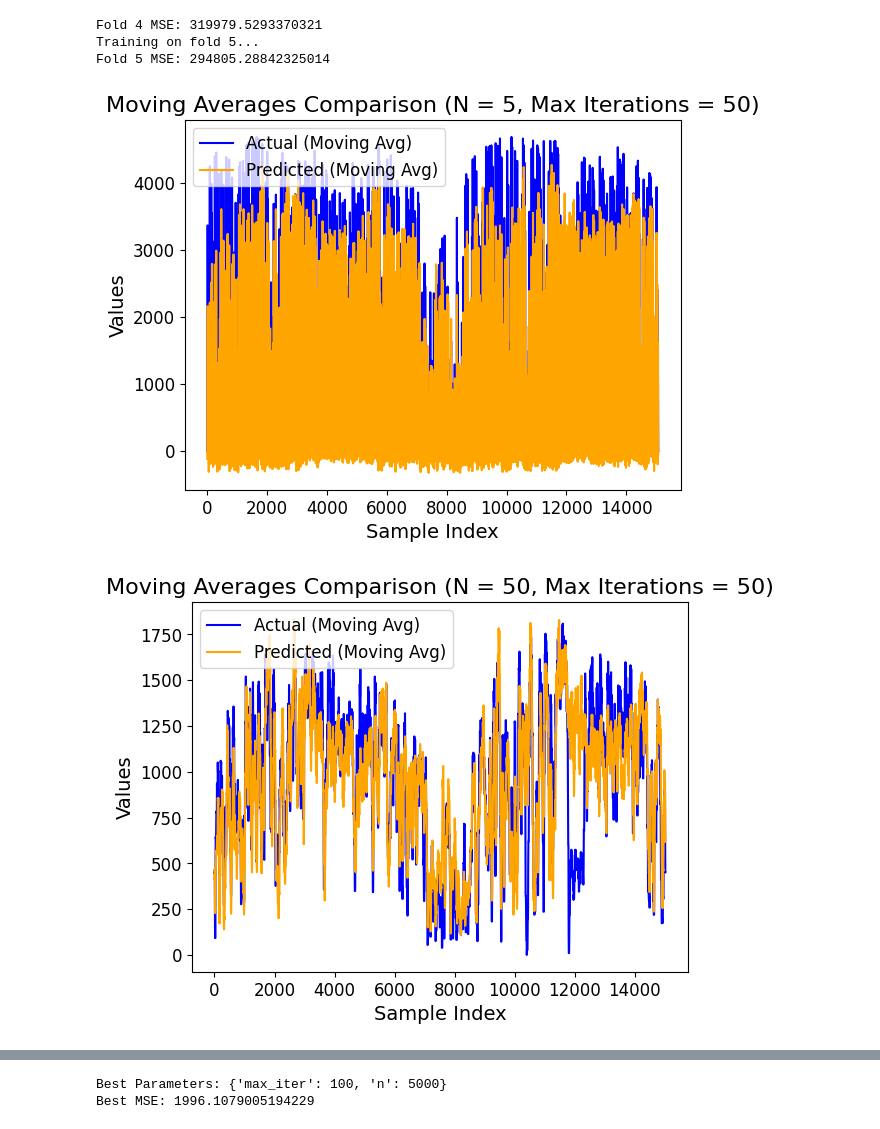
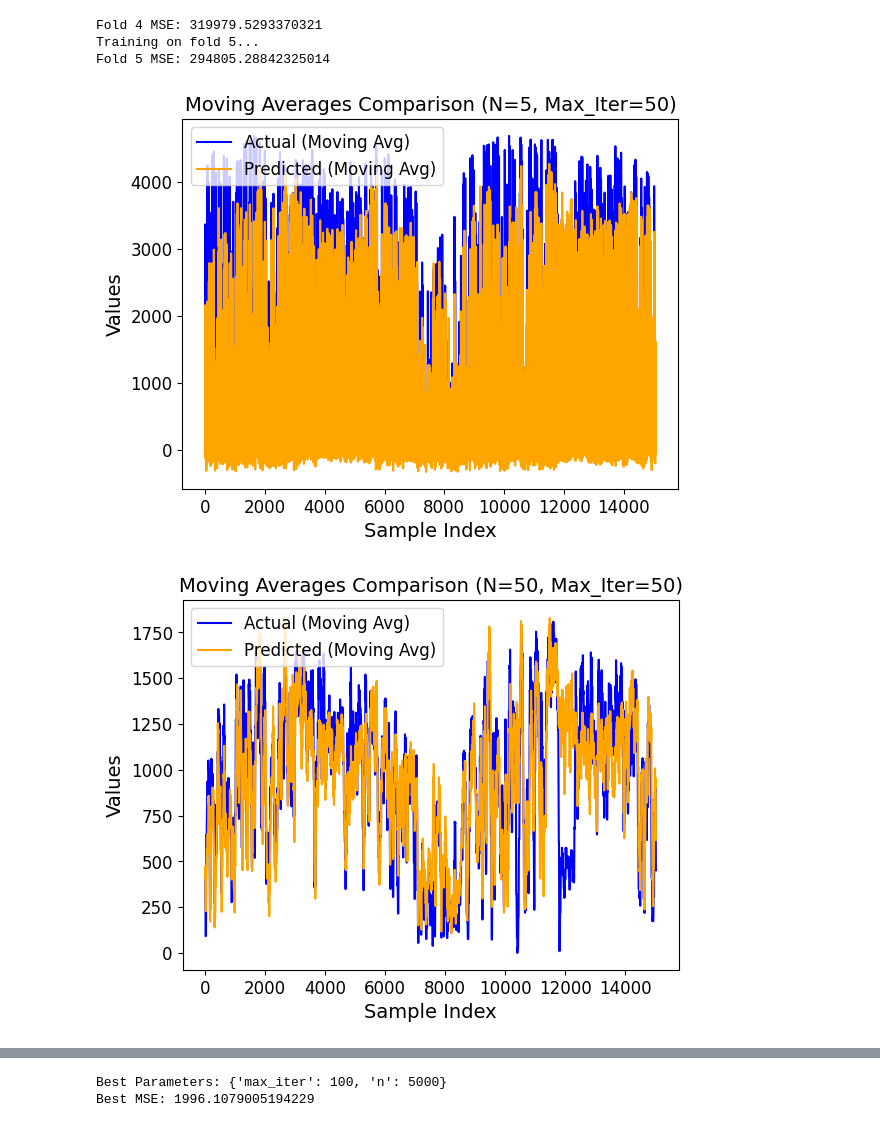
Before and after one commit to rcsurridge/Solar-ML-Forecast, a Jupyter notebook: neural_network.ipynb, the cells around one changed output, grey strips where cells are left out. Drawn from its saved outputs; the diff is of its cells as text; code cells hidden in the pictures.

Commit message:
redo plot titles

```diff
--- a/neural_network.ipynb
+++ b/neural_network.ipynb
@@ -60,33 +60,33 @@ for max_iter in [50, 100, 150]:
     final_model = MLPRegressor(hidden_layer_sizes=(64, 64), max_iter=max_iter, random_state=42)
     final_model.fit(X, y)
     final_model_predicted = final_model.predict(X)
 
     for n in [5, 50, 500, 5000]:
 
         y_avg = moving_average(y, n)
         predicted_avg = moving_average(final_model_predicted, n)
 
         mse = mean_squared_error(y_avg, predicted_avg)
 
         if mse < best_mse:
             best_mse = mse
             best_params = {'max_iter': max_iter, 'n': n}
 
         plt.plot(y_avg, label='Actual (Moving Avg)', color='blue')
         plt.plot(predicted_avg, label='Predicted (Moving Avg)', color='orange')
 
-        plt.title(f'Moving Averages Comparison (N = {n}, Max Iterations = {max_iter})', fontsize=16)
+        plt.title(f'Moving Averages Comparison (N={n}, Max_Iter={max_iter})', fontsize=14)
         plt.xlabel('Sample Index', fontsize=14)
         plt.ylabel('Values', fontsize=14)
         plt.xticks(fontsize=12)
         plt.yticks(fontsize=12)
         plt.legend(fontsize=12)
 
         plt.savefig(os.path.join(save_dir, f'final_model_plot_{n}_{max_iter}.png'))
         plt.show()
 
 print("Best Parameters:", best_params)
 print("Best MSE:", best_mse)
 # %% [output]
-[figure, old version]
+[figure, new version]
-[figure, old version]
+[figure, new version]
```
Also changed, not shown: parts of 1 cell of this notebook, 12 other files.
